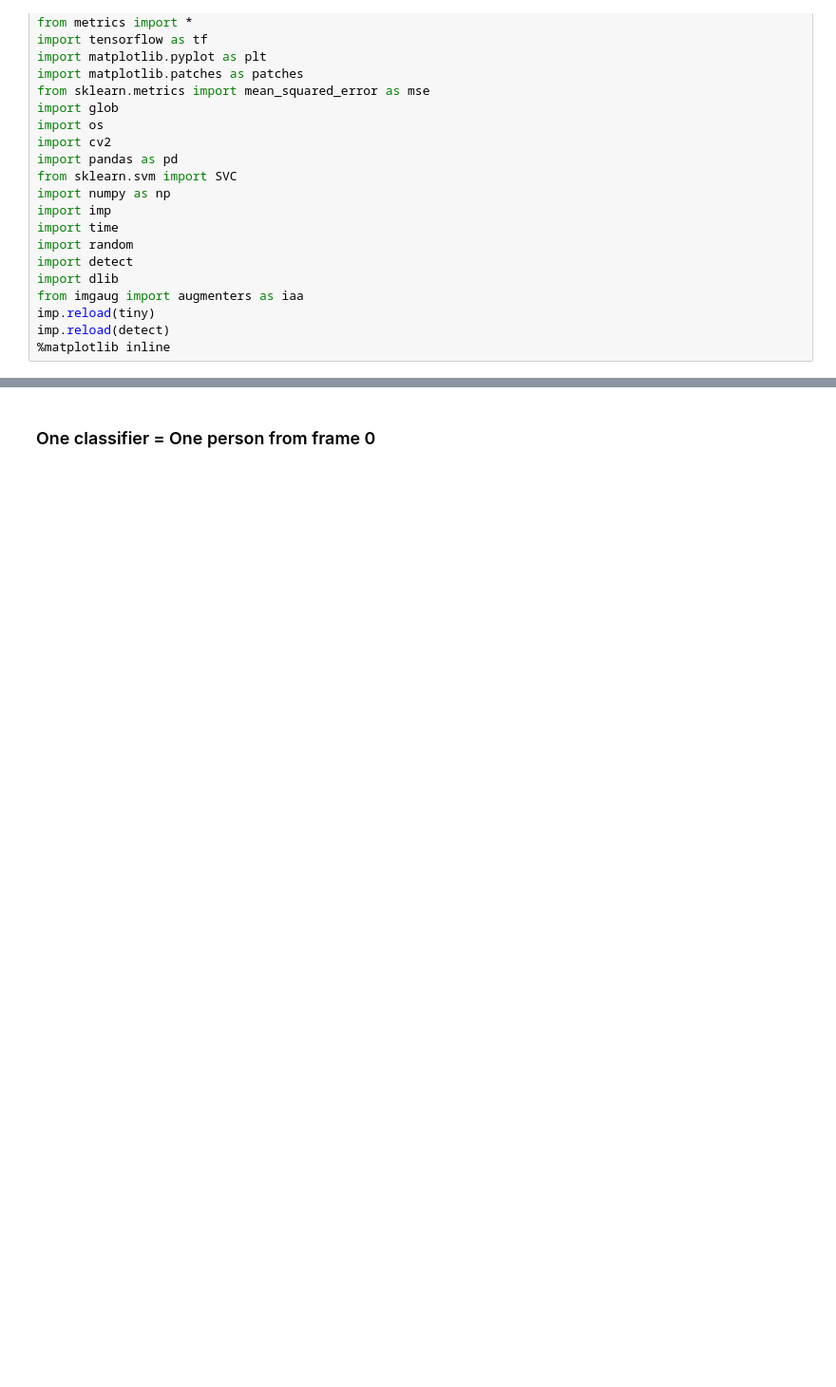
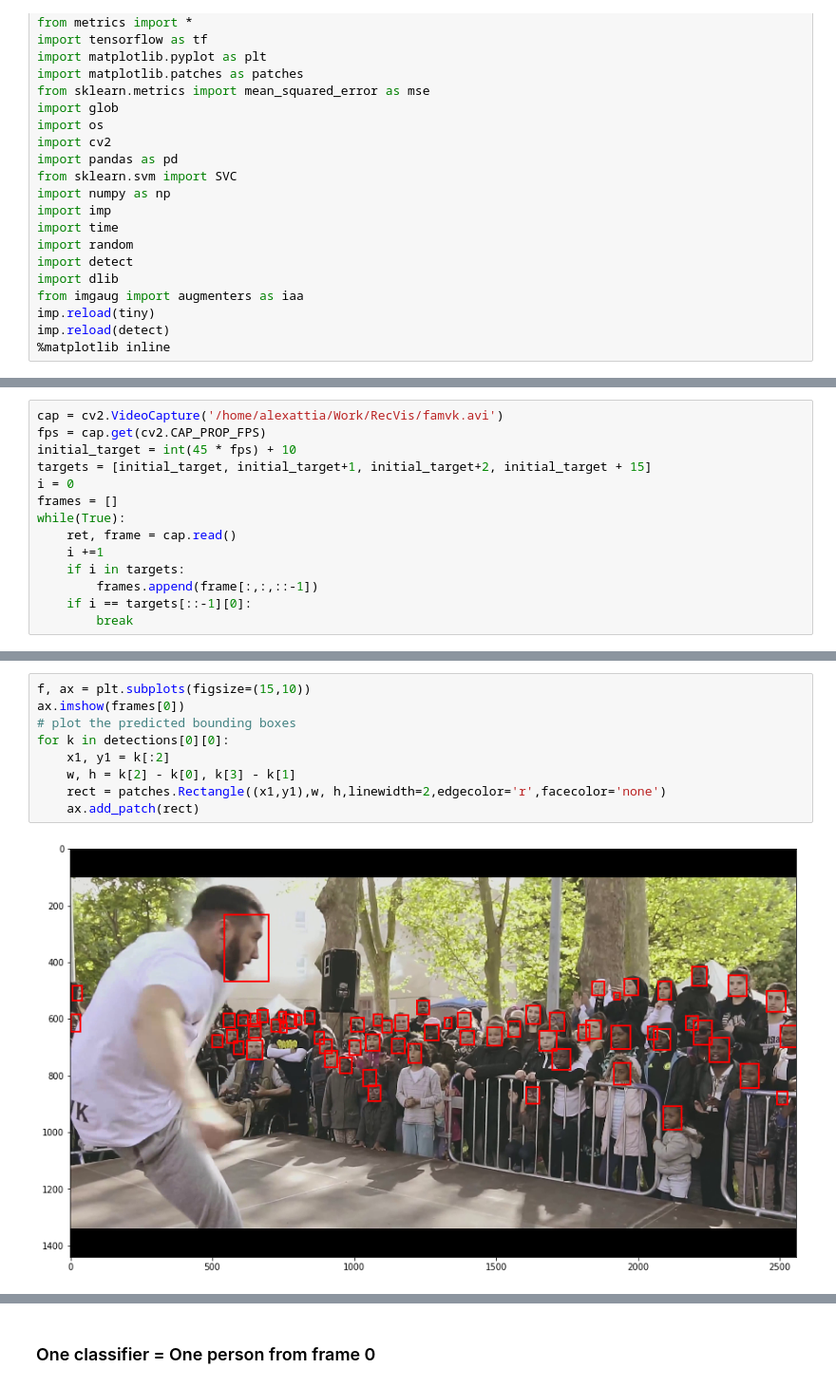
Before and after one commit to alexattia/ExtendedTinyFaces, a Jupyter notebook: Video detection.ipynb, the cells around one changed output, grey strips where cells are left out. Shown at 95% size. Saved outputs shown, nothing was run; the diff lists cells and outputs as text; blank space fills up the shorter version.

```diff
--- a/Video detection.ipynb
+++ b/Video detection.ipynb
@@ -24,0 +27,14 @@ imp.reload(detect)
+# %%
+cap = cv2.VideoCapture('/home/alexattia/Work/RecVis/famvk.avi')
+fps = cap.get(cv2.CAP_PROP_FPS)
+initial_target = int(45 * fps) + 10
+targets = [initial_target, initial_target+1, initial_target+2, initial_target + 15]
+i = 0
+frames = []
+while(True):
+    ret, frame = cap.read()
+    i +=1
+    if i in targets:
+        frames.append(frame[:,:,::-1])
+    if i == targets[::-1][0]:
+        break
@@ -25 +53,12 @@ imp.reload(detect)
+# %%
+f, ax = plt.subplots(figsize=(15,10))
+ax.imshow(frames[0])
+# plot the predicted bounding boxes
+for k in detections[0][0]:
+    x1, y1 = k[:2]
+    w, h = k[2] - k[0], k[3] - k[1]
+    rect = patches.Rectangle((x1,y1),w, h,linewidth=2,edgecolor='r',facecolor='none')
+    ax.add_patch(rect)
+# %% [output]
+[figure, added]
 # %%
```
Also changed, not shown: parts of 22 cells of this notebook, 1 other file.
